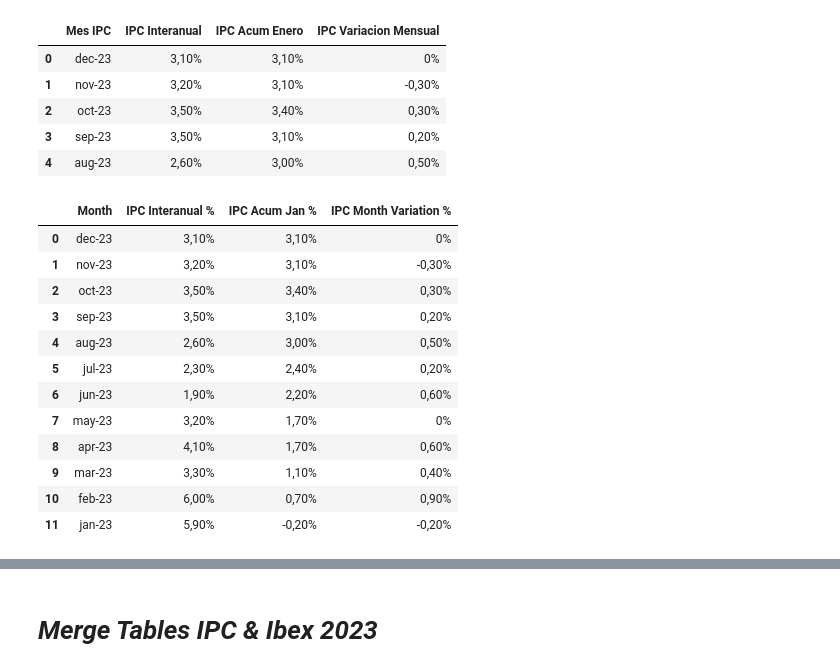
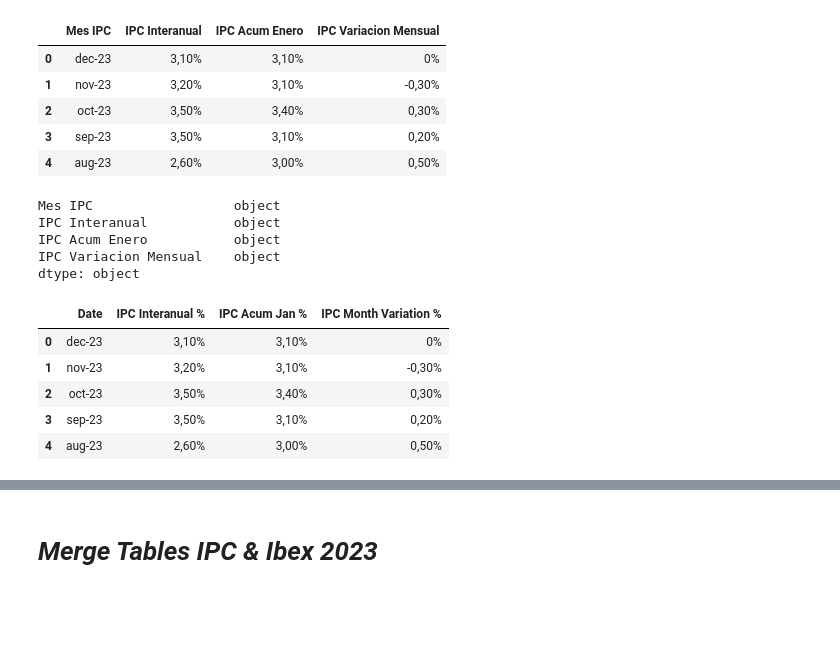
Before and after one commit to Manilab2309/ia-machine-learning, a Jupyter notebook: lab/NB_analyst_broker_operations.ipynb, the cells around one changed output, grey strips where cells are left out. Saved outputs shown, nothing was run; the diff lists cells and outputs as text; code cells hidden in the pictures; blank space fills up the shorter version.

```diff
--- a/lab/NB_analyst_broker_operations.ipynb
+++ b/lab/NB_analyst_broker_operations.ipynb
@@ -171,28 +170,36 @@ df_ipc_2023.head()
 | 2 | oct-23 | 3,50% | 3,40% | 0,30% |
 | 3 | sep-23 | 3,50% | 3,10% | 0,20% |
 | 4 | aug-23 | 2,60% | 3,00% | 0,50% |
+# %%
+# Actual datatypes
+df_ipc_2023.dtypes
+# %% [output]
+Mes IPC                  object
+IPC Interanual           object
+IPC Acum Enero           object
+IPC Variacion Mensual    object
+dtype: object
 # %%
 # Rename column if you need
 # Documentation: https://pandas.pydata.org/docs/reference/api/pandas.DataFrame.html
 
 #In this example, lets translate headers to english and add % simbol, remember cells must be desired numbers or float format
-df_ipc_2023 = df_ipc_2023.rename(columns={'Mes IPC': 'Month'})
+df_ipc_2023 = df_ipc_2023.rename(columns={'Mes IPC': 'Date'})
 df_ipc_2023 = df_ipc_2023.rename(columns={'IPC Interanual': 'IPC Interanual %'})
 df_ipc_2023 = df_ipc_2023.rename(columns={'IPC Acum Enero': 'IPC Acum Jan %'})
 df_ipc_2023 = df_ipc_2023.rename(columns={'IPC Variacion Mensual': 'IPC Month Variation %'})
 
-df_ipc_2023
+# We can define variables to use in another cells
+column_A_Renamed = 'Date'
+column_B_Renamed = 'IPC Interanual %'
+column_C_Renamed = 'IPC Acum Jan %'
+column_D_Renamed = 'IPC Month Variation %'
+
+df_ipc_2023.head()
 # %% [output]
-|  | Month | IPC Interanual % | IPC Acum Jan % | IPC Month Variation % |
+|  | Date | IPC Interanual % | IPC Acum Jan % | IPC Month Variation % |
 | 0 | dec-23 | 3,10% | 3,10% | 0% |
 | 1 | nov-23 | 3,20% | 3,10% | -0,30% |
 | 2 | oct-23 | 3,50% | 3,40% | 0,30% |
 | 3 | sep-23 | 3,50% | 3,10% | 0,20% |
 | 4 | aug-23 | 2,60% | 3,00% | 0,50% |
-| 5 | jul-23 | 2,30% | 2,40% | 0,20% |
-| 6 | jun-23 | 1,90% | 2,20% | 0,60% |
-| 7 | may-23 | 3,20% | 1,70% | 0% |
-| 8 | apr-23 | 4,10% | 1,70% | 0,60% |
-| 9 | mar-23 | 3,30% | 1,10% | 0,40% |
-| 10 | feb-23 | 6,00% | 0,70% | 0,90% |
-| 11 | jan-23 | 5,90% | -0,20% | -0,20% |
```
Also changed, not shown: parts of 11 cells of this notebook.
